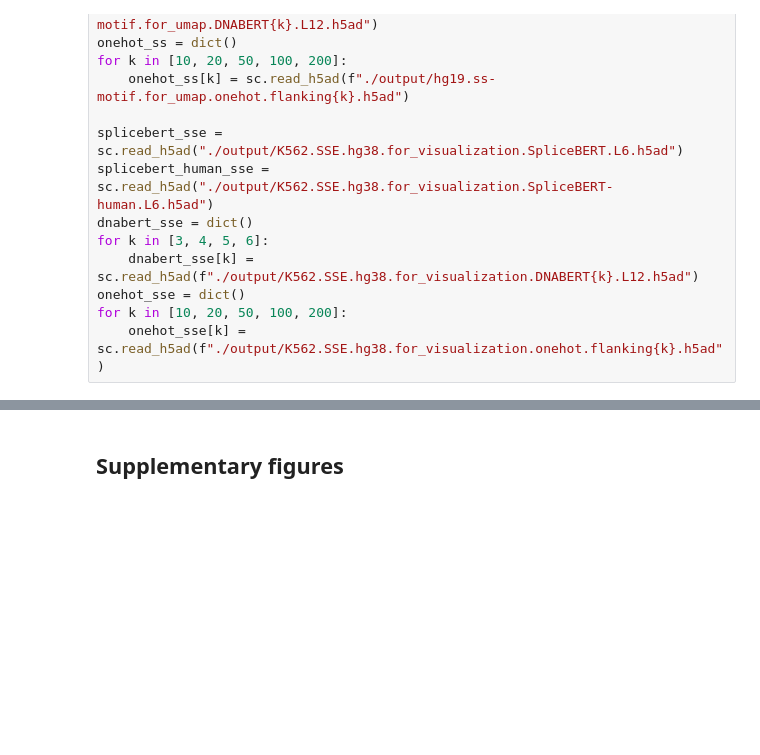
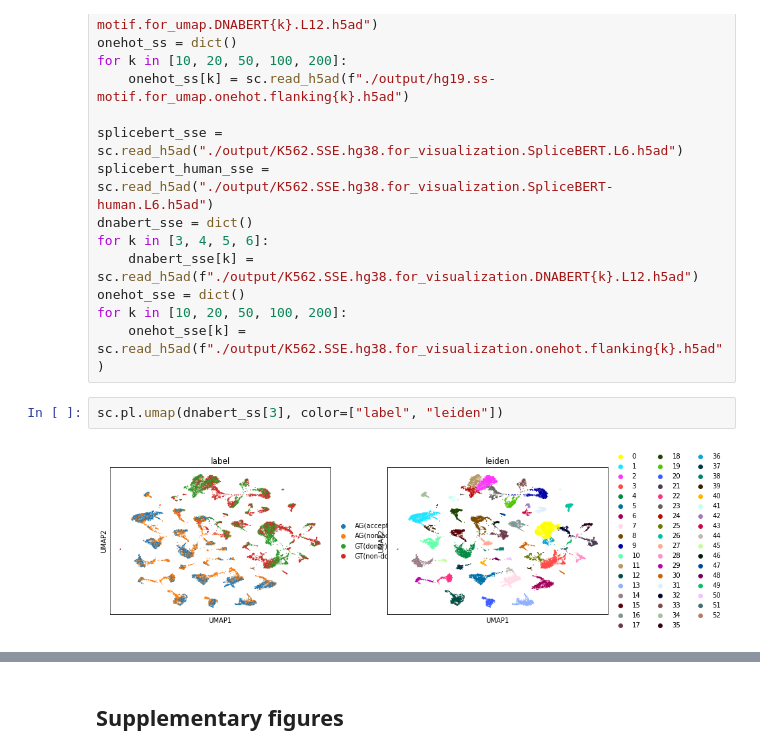
Before and after one commit to chenkenbio/SpliceBERT, a Jupyter notebook: examples/02-embedding/embedding_analysis.ipynb, the cells around one changed output, grey strips where cells are left out. Cells and saved outputs as stored; diff of their text form; blank space fills up the shorter version.

```diff
--- a/examples/02-embedding/embedding_analysis.ipynb
+++ b/examples/02-embedding/embedding_analysis.ipynb
@@ -44,3 +45,7 @@ for k in [3, 4, 5, 6]:
 onehot_sse = dict()
 for k in [10, 20, 50, 100, 200]:
     onehot_sse[k] = sc.read_h5ad(f"./output/K562.SSE.hg38.for_visualization.onehot.flanking{k}.h5ad")
+# %%
+sc.pl.umap(dnabert_ss[3], color=["label", "leiden"])
+# %% [output]
+[figure, added]
```
Also changed, not shown: parts of 8 cells of this notebook.
